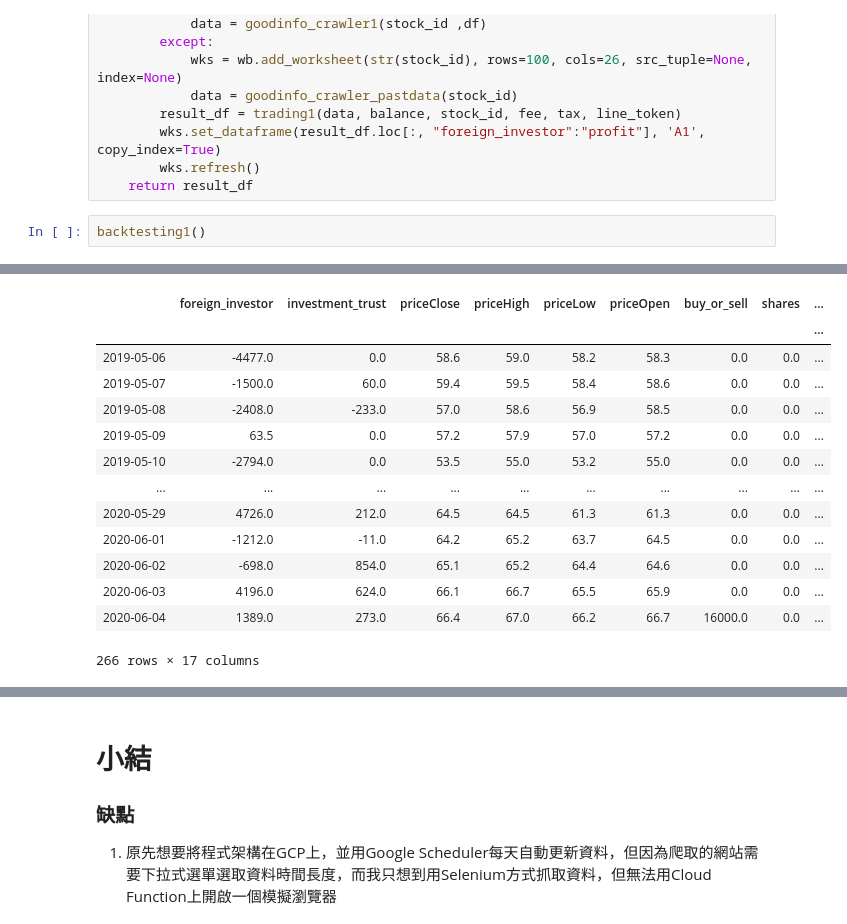
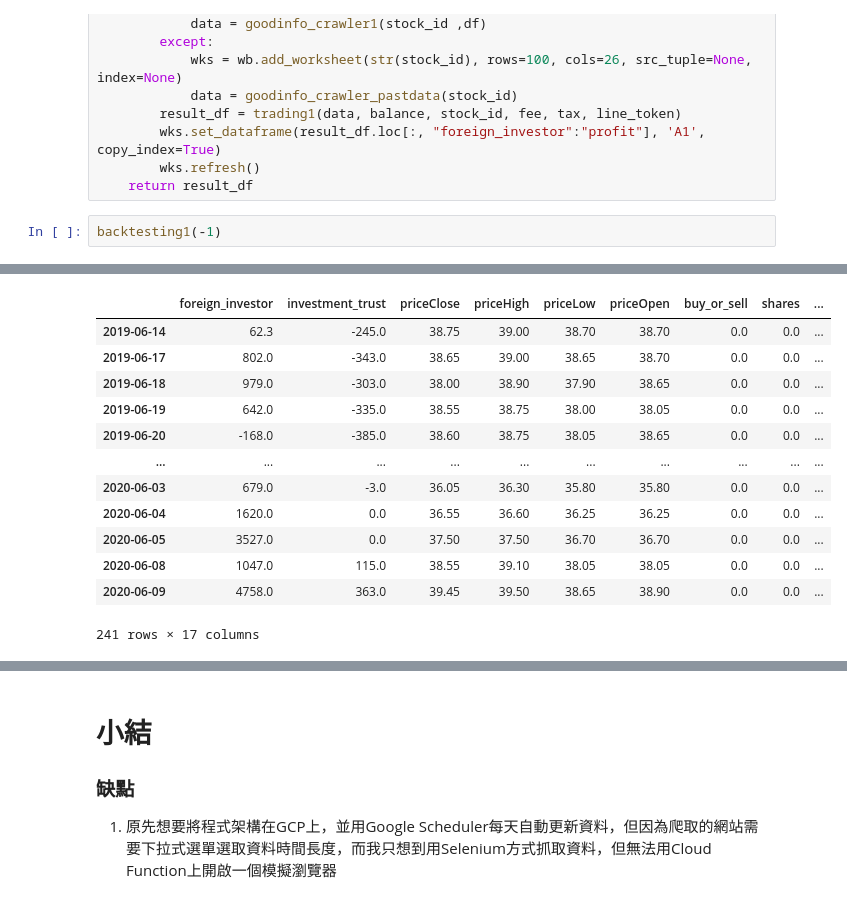
Before and after one commit to bookbnnbnn/Jupyter, a Jupyter notebook: 建立交易策略且回測/建立交易策略且回測.ipynb, the cells around one changed output, grey strips where cells are left out. Saved outputs shown, nothing was run; the diff lists cells and outputs as text.

```diff
--- a/建立交易策略且回測/建立交易策略且回測.ipynb
+++ b/建立交易策略且回測/建立交易策略且回測.ipynb
@@ -227,5 +229,5 @@ def backtesting1(start = 0, end = None):
         wks.refresh()
     return result_df
 # %%
-backtesting1()
+backtesting1(-1)
 # %% [output]
@@ -249,17 +251,16 @@ backtesting1()
 |  | foreign_investor | investment_trust | priceClose | priceHigh | priceLow | priceOpen | buy_or_sell | shares | ... |
-|  |  |  |  |  |  |  |  |  | ... |
-| 2019-05-06 | -4477.0 | 0.0 | 58.6 | 59.0 | 58.2 | 58.3 | 0.0 | 0.0 | ... |
-| 2019-05-07 | -1500.0 | 60.0 | 59.4 | 59.5 | 58.4 | 58.6 | 0.0 | 0.0 | ... |
-| 2019-05-08 | -2408.0 | -233.0 | 57.0 | 58.6 | 56.9 | 58.5 | 0.0 | 0.0 | ... |
-| 2019-05-09 | 63.5 | 0.0 | 57.2 | 57.9 | 57.0 | 57.2 | 0.0 | 0.0 | ... |
-| 2019-05-10 | -2794.0 | 0.0 | 53.5 | 55.0 | 53.2 | 55.0 | 0.0 | 0.0 | ... |
+| 2019-06-14 | 62.3 | -245.0 | 38.75 | 39.00 | 38.70 | 38.70 | 0.0 | 0.0 | ... |
+| 2019-06-17 | 802.0 | -343.0 | 38.65 | 39.00 | 38.65 | 38.70 | 0.0 | 0.0 | ... |
+| 2019-06-18 | 979.0 | -303.0 | 38.00 | 38.90 | 37.90 | 38.65 | 0.0 | 0.0 | ... |
+| 2019-06-19 | 642.0 | -335.0 | 38.55 | 38.75 | 38.00 | 38.05 | 0.0 | 0.0 | ... |
+| 2019-06-20 | -168.0 | -385.0 | 38.60 | 38.75 | 38.05 | 38.65 | 0.0 | 0.0 | ... |
 | ... | ... | ... | ... | ... | ... | ... | ... | ... | ... |
-| 2020-05-29 | 4726.0 | 212.0 | 64.5 | 64.5 | 61.3 | 61.3 | 0.0 | 0.0 | ... |
-| 2020-06-01 | -1212.0 | -11.0 | 64.2 | 65.2 | 63.7 | 64.5 | 0.0 | 0.0 | ... |
-| 2020-06-02 | -698.0 | 854.0 | 65.1 | 65.2 | 64.4 | 64.6 | 0.0 | 0.0 | ... |
-| 2020-06-03 | 4196.0 | 624.0 | 66.1 | 66.7 | 65.5 | 65.9 | 0.0 | 0.0 | ... |
-| 2020-06-04 | 1389.0 | 273.0 | 66.4 | 67.0 | 66.2 | 66.7 | 16000.0 | 0.0 | ... |
+| 2020-06-03 | 679.0 | -3.0 | 36.05 | 36.30 | 35.80 | 35.80 | 0.0 | 0.0 | ... |
+| 2020-06-04 | 1620.0 | 0.0 | 36.55 | 36.60 | 36.25 | 36.25 | 0.0 | 0.0 | ... |
+| 2020-06-05 | 3527.0 | 0.0 | 37.50 | 37.50 | 36.70 | 36.70 | 0.0 | 0.0 | ... |
+| 2020-06-08 | 1047.0 | 115.0 | 38.55 | 39.10 | 38.05 | 38.05 | 0.0 | 0.0 | ... |
+| 2020-06-09 | 4758.0 | 363.0 | 39.45 | 39.50 | 38.65 | 38.90 | 0.0 | 0.0 | ... |
-266 rows × 17 columns
+241 rows × 17 columns
 # %% [markdown]
 ![](擷取.PNG)
 # %% [markdown]
```
Also changed, not shown: parts of 4 cells of this notebook, 6 other files.
